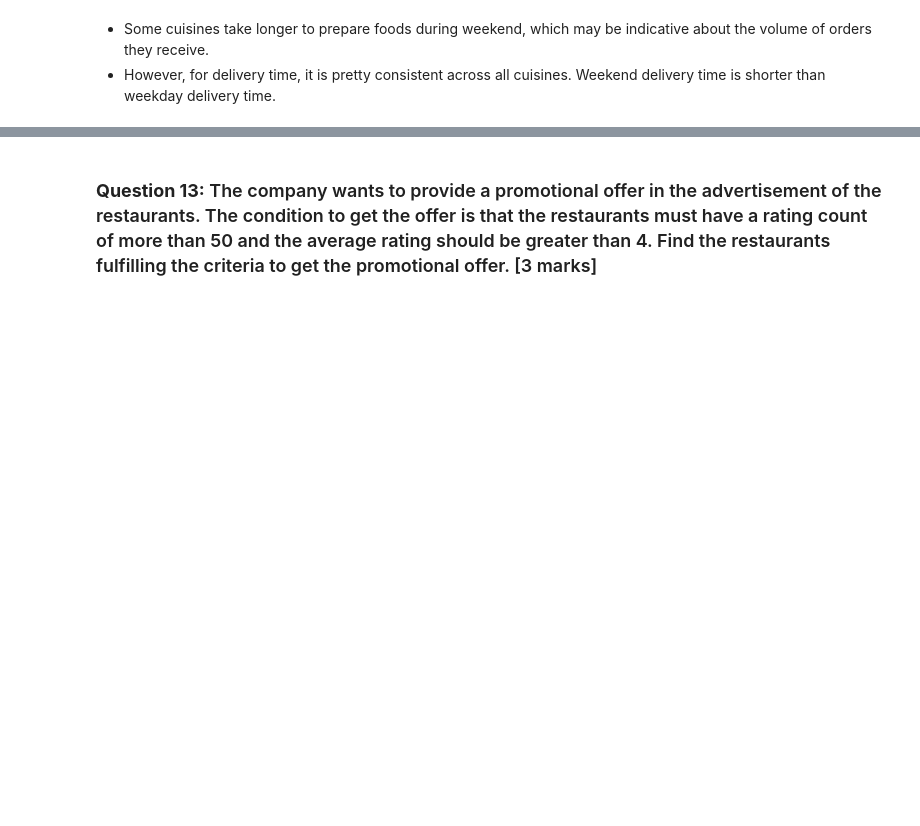
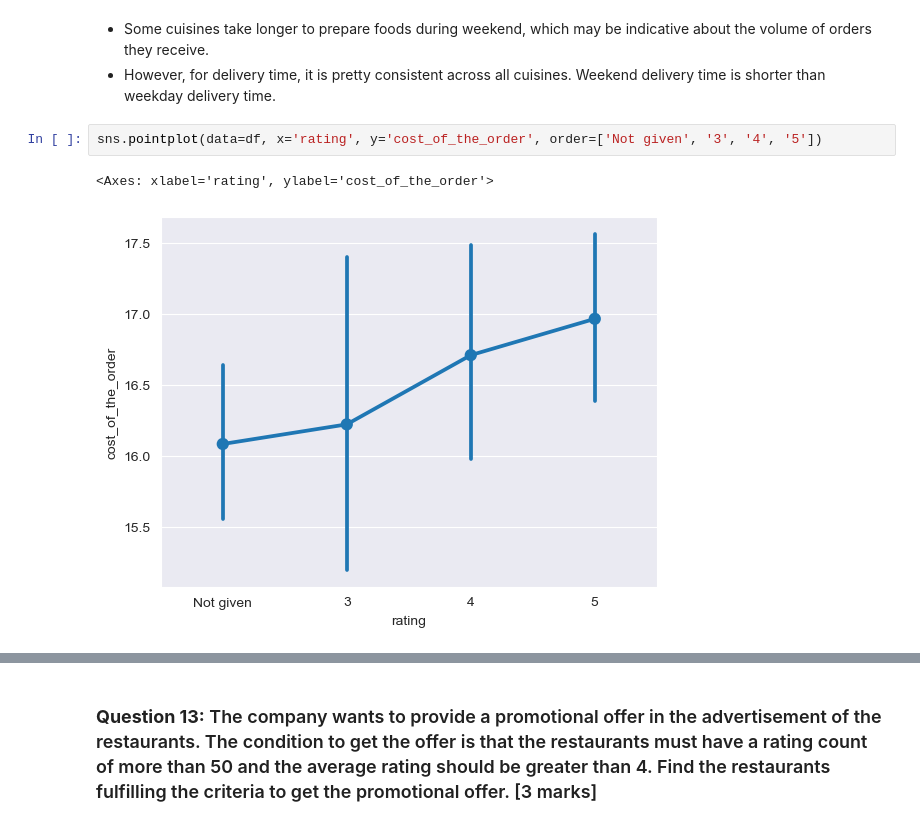
Before and after one commit to tinlong/AIML, a Jupyter notebook: Python Foundations/Project 1/PYF_Project_LearnerNotebook_FullCode.ipynb, the cells around one changed output, grey strips where cells are left out. Drawn from its saved outputs; the diff is of its cells as text; blank space fills up the shorter version.

```diff
--- a/Python Foundations/Project 1/PYF_Project_LearnerNotebook_FullCode.ipynb
+++ b/Python Foundations/Project 1/PYF_Project_LearnerNotebook_FullCode.ipynb
@@ -565,3 +563,8 @@ plt.show()
 # %% [markdown]
 - Some cuisines take longer to prepare foods during weekend, which may be indicative about the volume of orders they receive.
 - However, for delivery time, it is pretty consistent across all cuisines. Weekend delivery time is shorter than weekday delivery time.
+# %%
+sns.pointplot(data=df, x='rating', y='cost_of_the_order', order=['Not given', '3', '4', '5'])
+# %% [output]
+<Axes: xlabel='rating', ylabel='cost_of_the_order'>
+[figure, added]
```
Also changed, not shown: parts of 22 cells of this notebook.
